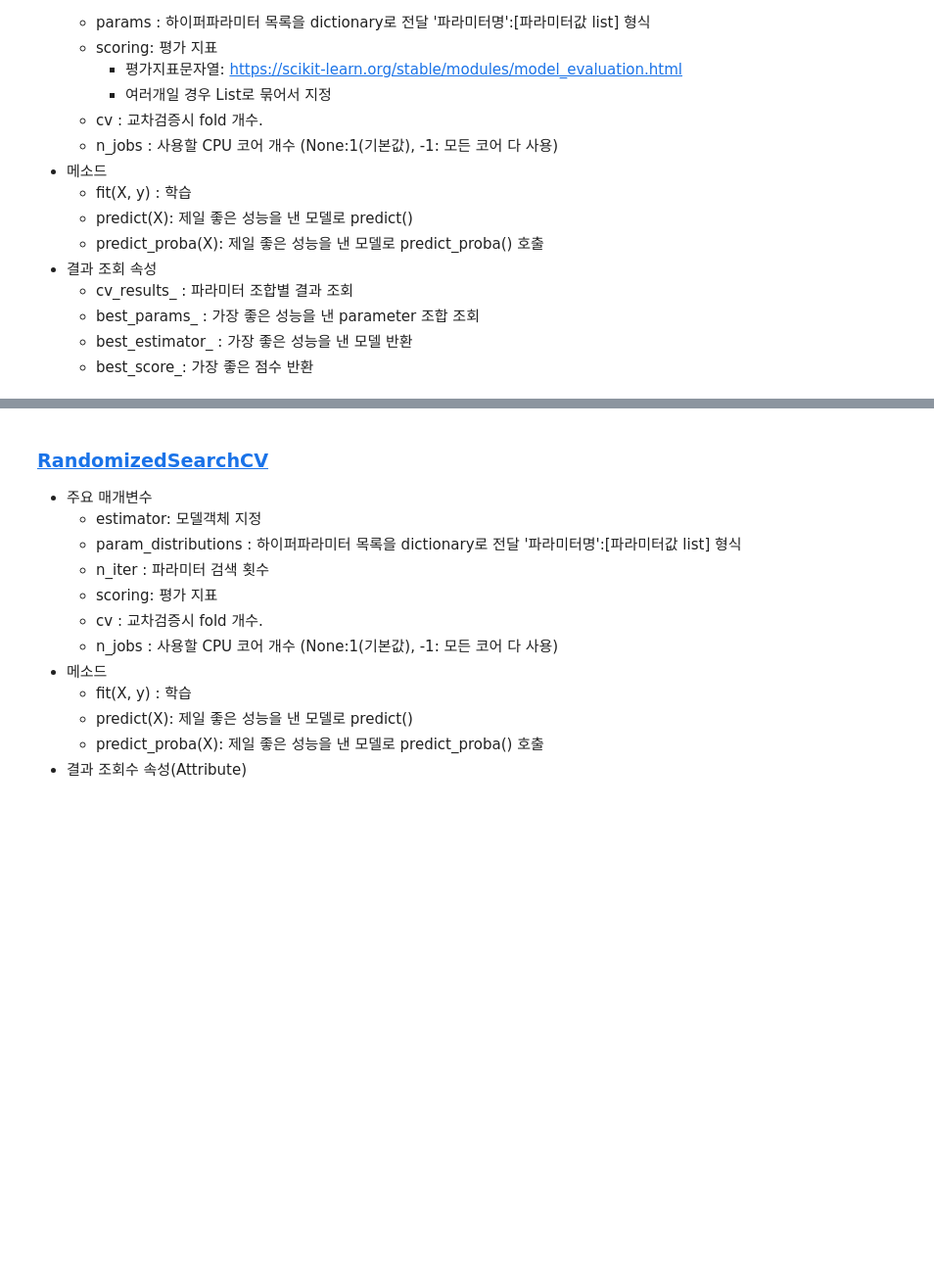
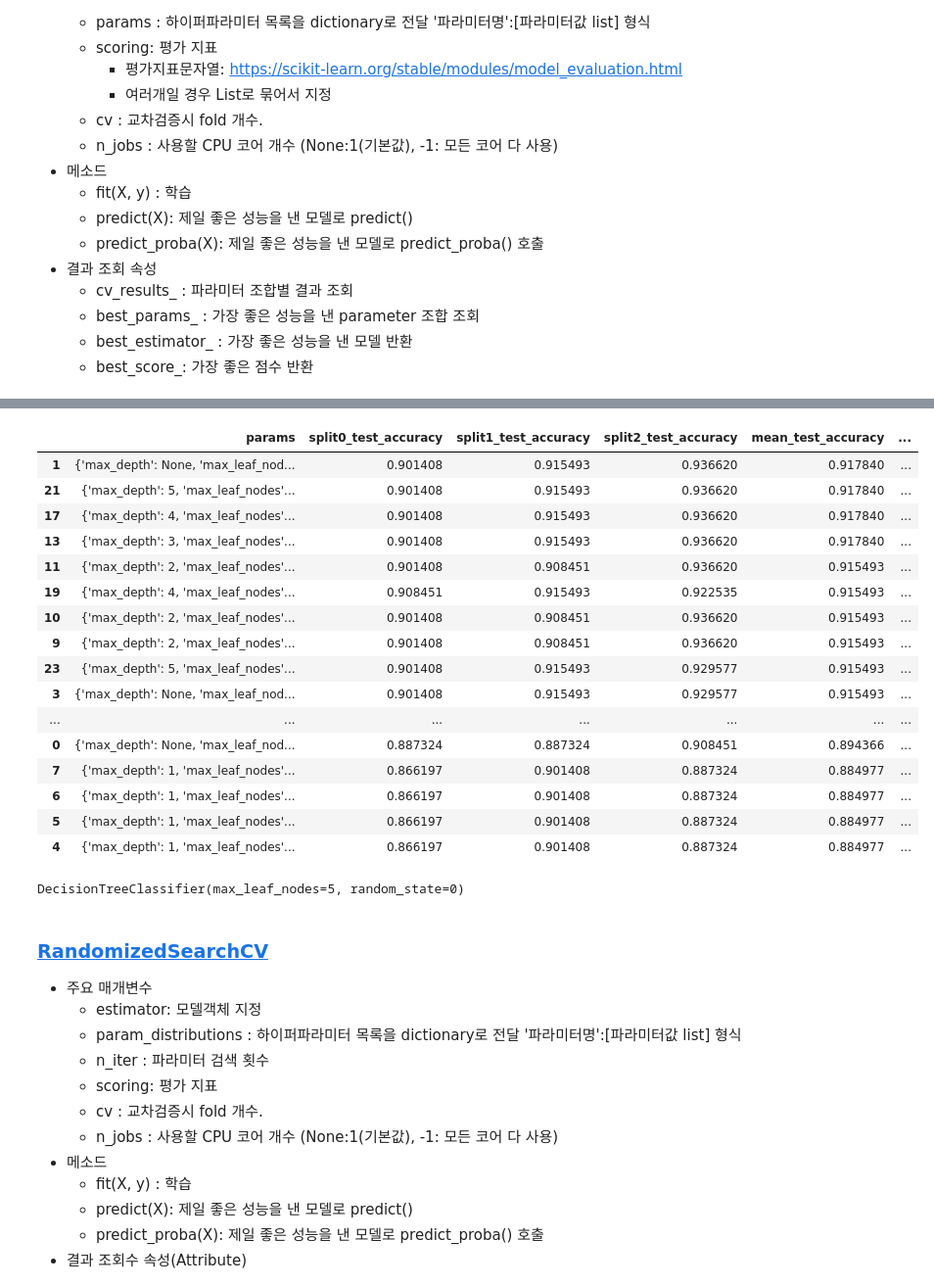
Before and after one commit to purple-cabbage0030/class_review, a Jupyter notebook: 11.MachineLearning/06_과적합_일반화_그리드서치_파이프라인.ipynb, the cells around one changed output, grey strips where cells are left out. Shown at 98% size. Saved outputs shown, nothing was run; the diff lists cells and outputs as text; code cells hidden in the pictures; blank space fills up the shorter version.

```diff
--- a/11.MachineLearning/06_과적합_일반화_그리드서치_파이프라인.ipynb
+++ b/11.MachineLearning/06_과적합_일반화_그리드서치_파이프라인.ipynb
@@ -184,0 +314,11 @@ plt.show()
+# %%
+tree = DecisionTreeClassifier(random_state=0)
+param = {
+    "max_depth":[None, 1, 2, 3, 4, 5],
+    "max_leaf_nodes":[3, 5, 7, 9]   # range(3, 10, 2)
+}
+
+# 여러 개의 평가지표를 볼 때는 리스트로 넣고, refit으로 최종 rank를 판단하는 평가 지표를 지정(이 지표가 1위인 파라미터로 모델을 재학습시킨다)
+# refit 지정 안 하면 에러 발생
+# precision, f1, roc_auc, average_precision, ... 문자열로 넣으면 됨
+gs = GridSearchCV(tree, param, scoring=['accuracy', 'recall'], refit='accuracy', cv=3, n_jobs=-1)
@@ -184,0 +340,3 @@ plt.show()
+# %%
+result_df2 = pd.DataFrame(gs.cv_results_)
+result_df2.columns
@@ -185,3 +351,28 @@ plt.show()
+# %%
+result_df2[result_df2.columns[6:]].sort_values('rank_test_accuracy')
+# %% [output]
+|  | params | split0_test_accuracy | split1_test_accuracy | split2_test_accuracy | mean_test_accuracy | ... |
+| 1 | {'max_depth': None, 'max_leaf_nod... | 0.901408 | 0.915493 | 0.936620 | 0.917840 | ... |
+| 21 | {'max_depth': 5, 'max_leaf_nodes'... | 0.901408 | 0.915493 | 0.936620 | 0.917840 | ... |
+| 17 | {'max_depth': 4, 'max_leaf_nodes'... | 0.901408 | 0.915493 | 0.936620 | 0.917840 | ... |
+| 13 | {'max_depth': 3, 'max_leaf_nodes'... | 0.901408 | 0.915493 | 0.936620 | 0.917840 | ... |
+| 11 | {'max_depth': 2, 'max_leaf_nodes'... | 0.901408 | 0.908451 | 0.936620 | 0.915493 | ... |
+| 19 | {'max_depth': 4, 'max_leaf_nodes'... | 0.908451 | 0.915493 | 0.922535 | 0.915493 | ... |
+| 10 | {'max_depth': 2, 'max_leaf_nodes'... | 0.901408 | 0.908451 | 0.936620 | 0.915493 | ... |
+| 9 | {'max_depth': 2, 'max_leaf_nodes'... | 0.901408 | 0.908451 | 0.936620 | 0.915493 | ... |
+| 23 | {'max_depth': 5, 'max_leaf_nodes'... | 0.901408 | 0.915493 | 0.929577 | 0.915493 | ... |
+| 3 | {'max_depth': None, 'max_leaf_nod... | 0.901408 | 0.915493 | 0.929577 | 0.915493 | ... |
+| ... | ... | ... | ... | ... | ... | ... |
+| 0 | {'max_depth': None, 'max_leaf_nod... | 0.887324 | 0.887324 | 0.908451 | 0.894366 | ... |
+| 7 | {'max_depth': 1, 'max_leaf_nodes'... | 0.866197 | 0.901408 | 0.887324 | 0.884977 | ... |
+| 6 | {'max_depth': 1, 'max_leaf_nodes'... | 0.866197 | 0.901408 | 0.887324 | 0.884977 | ... |
+| 5 | {'max_depth': 1, 'max_leaf_nodes'... | 0.866197 | 0.901408 | 0.887324 | 0.884977 | ... |
+| 4 | {'max_depth': 1, 'max_leaf_nodes'... | 0.866197 | 0.901408 | 0.887324 | 0.884977 | ... |
+# %%
+# accuracy가 1등인 모델 반환
+gs.best_estimator_
+# %% [output]
+DecisionTreeClassifier(max_leaf_nodes=5, random_state=0)
 # %% [markdown]
 ### [RandomizedSearchCV](https://scikit-learn.org/stable/modules/generated/sklearn.model_selection.RandomizedSearchCV.html)
 - 주요 매개변수
```
Also changed, not shown: parts of 16 cells of this notebook.
